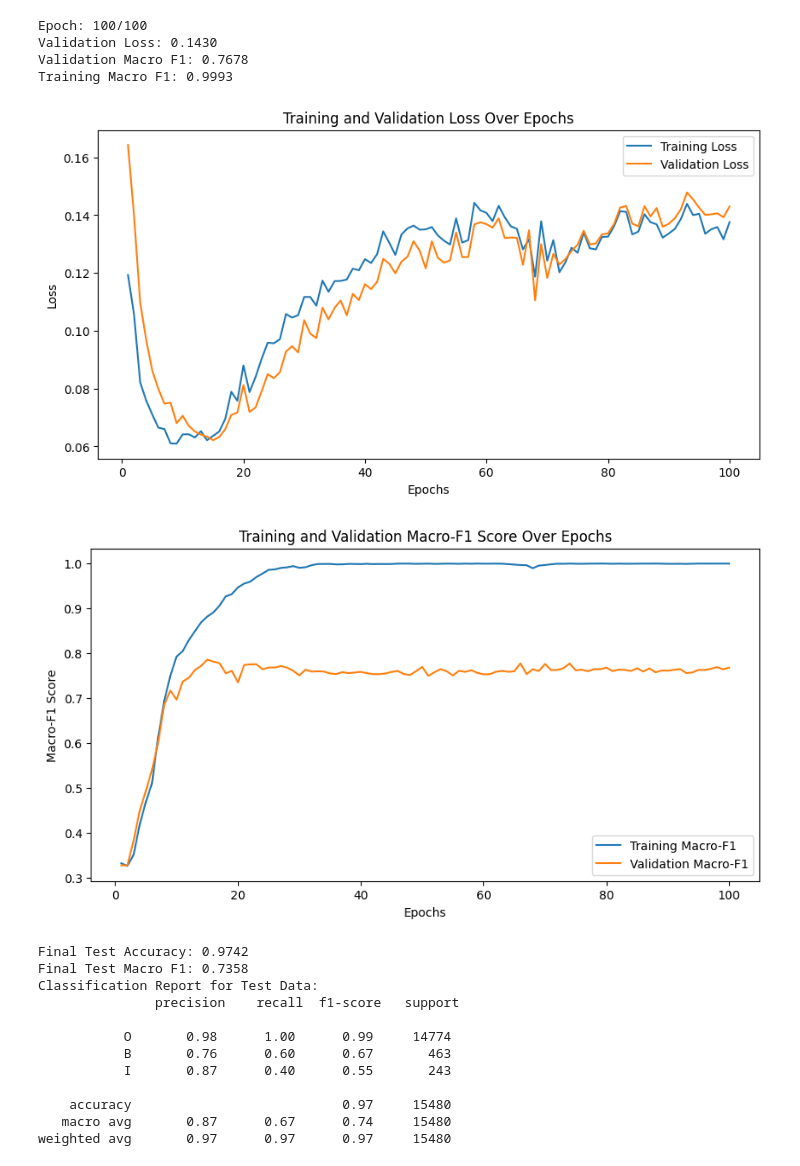
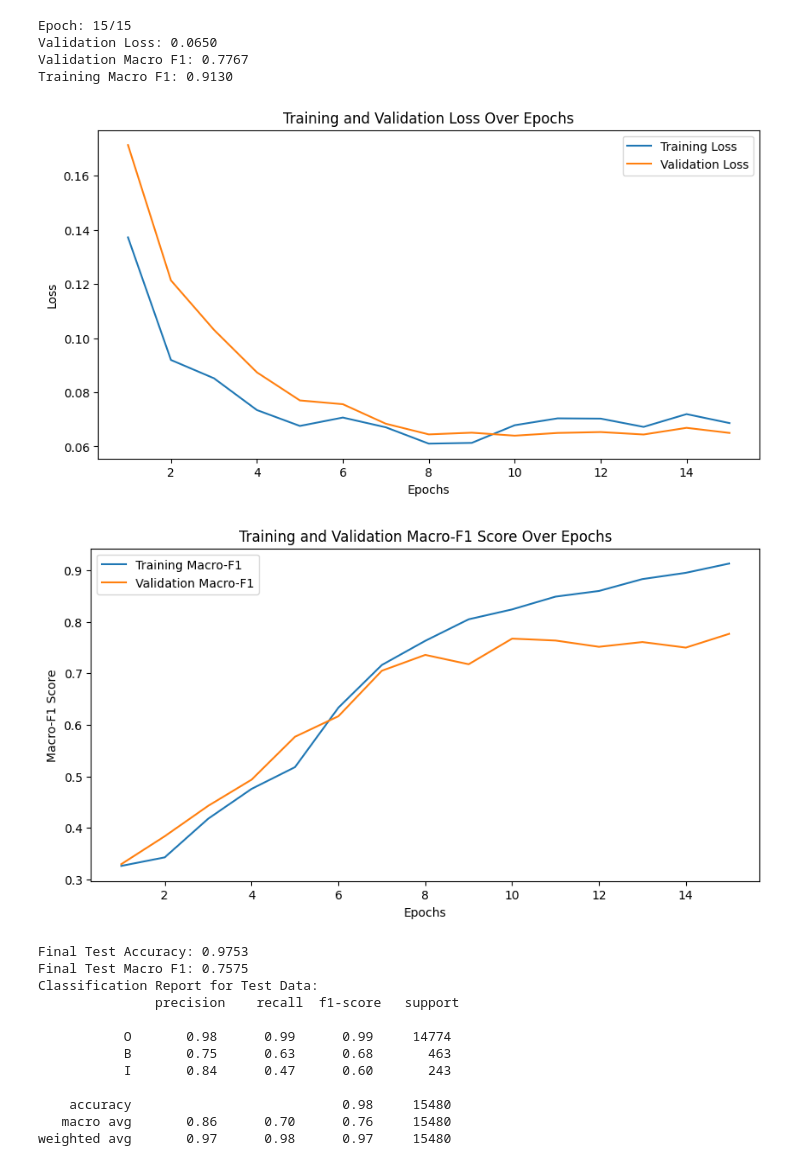
Before and after one commit to hyouteki/lanat, a Jupyter notebook: bio_encoding/dataset_2/biLSTM.ipynb, the cells around one changed output. Cells and saved outputs as stored; diff of their text form; code cells hidden in the pictures.

```diff
--- a/bio_encoding/dataset_2/biLSTM.ipynb
+++ b/bio_encoding/dataset_2/biLSTM.ipynb
@@ -79,5 +79,5 @@ class BiLSTMCRF(nn.Module):
     def calculate_crf_loss(self, emissions, tags):
         return -self.crf(emissions, tags)
 # %%
-run(load_glove_embeddings, 300, "../word_embeddings/glove.6B.300d.txt", BiLSTMCRF, "biLSTM_glove",18)
+run(load_glove_embeddings, 300, "../word_embeddings/glove.6B.300d.txt", BiLSTMCRF, "biLSTM_glove",10)
 # %% [output]
@@ -102,22 +85,22 @@ weighted avg       0.97      0.97      0.97     15480
 # %%
-run(load_word2vec_embeddings, 300, "../word_embeddings/GoogleNews-vectors-negative300.bin", BiLSTMCRF, "biLSTM_word2vec",18)
+run(load_word2vec_embeddings, 300, "../word_embeddings/GoogleNews-vectors-negative300.bin", BiLSTMCRF, "biLSTM_word2vec",15)
 # %% [output]
-Epoch: 100/100
-Validation Loss: 0.1430
-Validation Macro F1: 0.7678
-Training Macro F1: 0.9993
+Epoch: 15/15
+Validation Loss: 0.0650
+Validation Macro F1: 0.7767
+Training Macro F1: 0.9130
-[figure, old version]
+[figure, new version]
-[figure, old version]
+[figure, new version]
-Final Test Accuracy: 0.9742
-Final Test Macro F1: 0.7358
+Final Test Accuracy: 0.9753
+Final Test Macro F1: 0.7575
 Classification Report for Test Data:
                precision    recall  f1-score   support
 
-           O       0.98      1.00      0.99     14774
-           B       0.76      0.60      0.67       463
-           I       0.87      0.40      0.55       243
+           O       0.98      0.99      0.99     14774
+           B       0.75      0.63      0.68       463
+           I       0.84      0.47      0.60       243
 
-    accuracy                           0.97     15480
-   macro avg       0.87      0.67      0.74     15480
-weighted avg       0.97      0.97      0.97     15480
+    accuracy                           0.98     15480
+   macro avg       0.86      0.70      0.76     15480
+weighted avg       0.97      0.98      0.97     15480
 # %%
```
Also changed, not shown: parts of 2 cells of this notebook, 30 other files.
